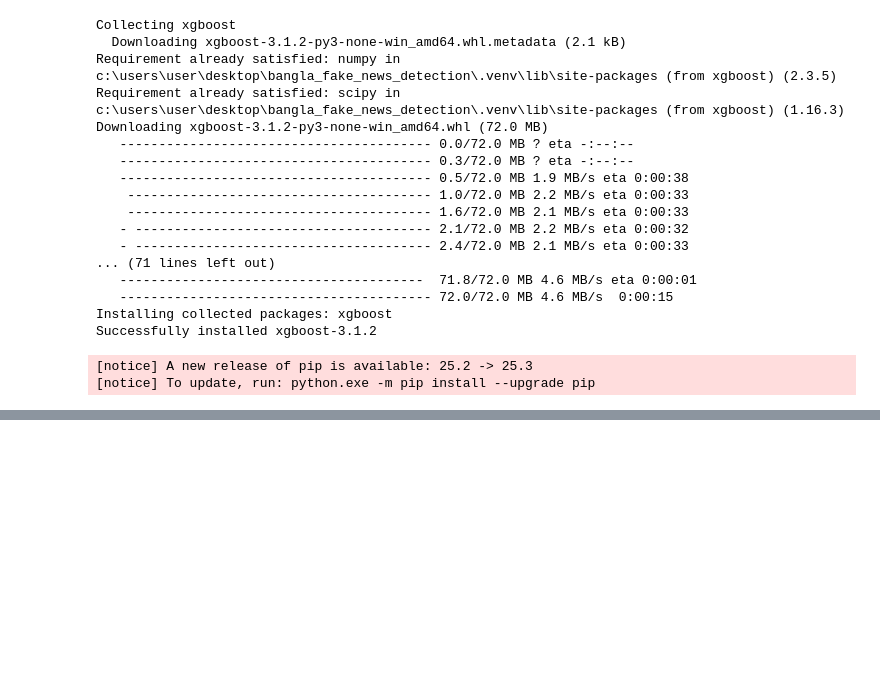
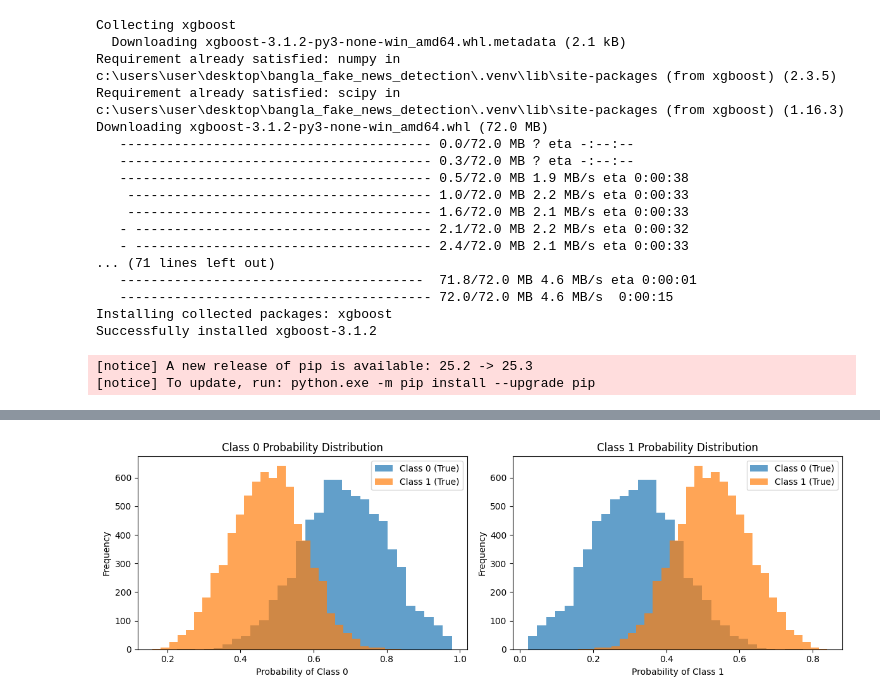
Before and after one commit to habibaalam/Bangla-Fake-News-Detection, a Jupyter notebook: notebook/tryNewData.ipynb, the cells around one changed output, grey strips where cells are left out. Cells and saved outputs as stored; diff of their text form; code cells hidden in the pictures; blank space fills up the shorter version.

```diff
--- a/notebook/tryNewData.ipynb
+++ b/notebook/tryNewData.ipynb
@@ -745,8 +828,8 @@ from sklearn.model_selection import train_test_split, GridSearchCV
 from sklearn.metrics import accuracy_score, classification_report, confusion_matrix
 
 
-data = pd.read_csv("newDataset.csv")
-texts = data['content']
+data = pd.read_csv("New_dataset_processed.csv")
+texts = data['text']
 labels = data['label']
 
 #  Load TF-IDF vectorizer
@@ -807,0 +1519,14 @@ weighted avg     0.7576    0.7552    0.7563      2908
+# %%
+# Old dataset
+old_data = pd.read_csv("processed_data.csv")[['text', 'label']]
+old_data['text'] = old_data['text'].apply(preprocess_text)
+
+# New dataset
+new_data = pd.read_csv("New_dataset.csv")[['text', 'label']]
+new_data['text'] = new_data['text'].apply(preprocess_text)
+
+# Combine datasets
+combined_data = pd.concat([old_data, new_data], ignore_index=True)
+
+# Optional: shuffle
+combined_data = combined_data.sample(frac=1, random_state=42).reset_index(drop=True)
@@ -807,0 +2114,63 @@ weighted avg     0.7576    0.7552    0.7563      2908
+# %%
+
+print(" ANALYZING PREDICTION BIASES...")
+
+# Get detailed predictions for Random Forest (best model so far)
+rf_model = models['Random Forest']
+X_new_rf = vectorizer_balanced.transform(new_data['text'])
+y_pred_proba = rf_model.predict_proba(X_new_rf)
+
+# Analyze probability distributions
+import matplotlib.pyplot as plt
+
+plt.figure(figsize=(12, 4))
+
+plt.subplot(1, 2, 1)
+plt.hist(y_pred_proba[new_data['label'] == 0, 0], alpha=0.7, label='Class 0 (True)', bins=30)
+plt.hist(y_pred_proba[new_data['label'] == 1, 0], alpha=0.7, label='Class 1 (True)', bins=30)
+plt.xlabel('Probability of Class 0')
+plt.ylabel('Frequency')
+plt.legend()
+plt.title('Class 0 Probability Distribution')
+
+plt.subplot(1, 2, 2)
+plt.hist(y_pred_proba[new_data['label'] == 0, 1], alpha=0.7, label='Class 0 (True)', bins=30)
+plt.hist(y_pred_proba[new_data['label'] == 1, 1], alpha=0.7, label='Class 1 (True)', bins=30)
+plt.xlabel('Probability of Class 1')
+plt.ylabel('Frequency')
+plt.legend()
+plt.title('Class 1 Probability Distribution')
+
+plt.tight_layout()
+plt.show()
+
+# Adjust decision threshold to improve Class 1 recall
+def optimize_threshold(model, X, y_true):
+    """Find optimal threshold to balance precision and recall"""
+    from sklearn.metrics import f1_score
+    y_proba = model.predict_proba(X)
+
+    thresholds = np.arange(0.3, 0.7, 0.05)
+    best_threshold = 0.5
+    best_f1 = 0
+
+    for threshold in thresholds:
+        y_pred_adjusted = (y_proba[:, 1] > threshold).astype(int)
+        f1 = f1_score(y_true, y_pred_adjusted, average='weighted')
+
+        if f1 > best_f1:
+            best_f1 = f1
+            best_threshold = threshold
+
+    return best_threshold, best_f1
+
+optimal_threshold, optimal_f1 = optimize_threshold(rf_model, X_new_rf, new_data['label'])
+print(f" Optimal threshold: {optimal_threshold:.3f}")
+print(f" Best F1 score: {optimal_f1:.3f}")
+
+# Apply optimal threshold
+y_pred_optimized = (rf_model.predict_proba(X_new_rf)[:, 1] > optimal_threshold).astype(int)
+print("\n Optimized Performance:")
+print(classification_report(new_data['label'], y_pred_optimized))
+print(f"Accuracy: {accuracy_score(new_data['label'], y_pred_optimized):.3f}")
+# %% [output]
@@ -807,0 +2178 @@ weighted avg     0.7576    0.7552    0.7563      2908
+[figure, added]
```
Also changed, not shown: parts of 23 cells of this notebook, 1 other file.
